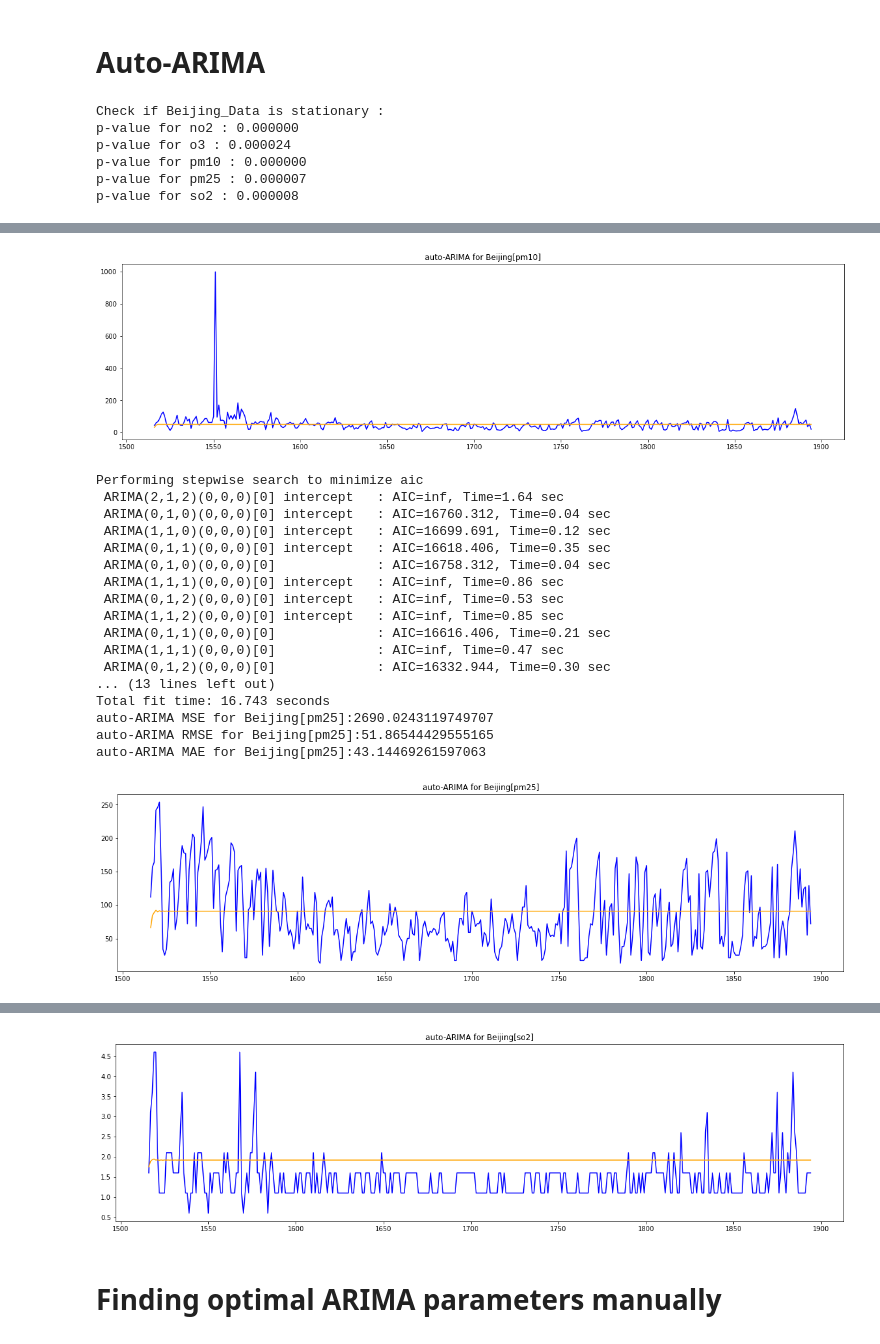
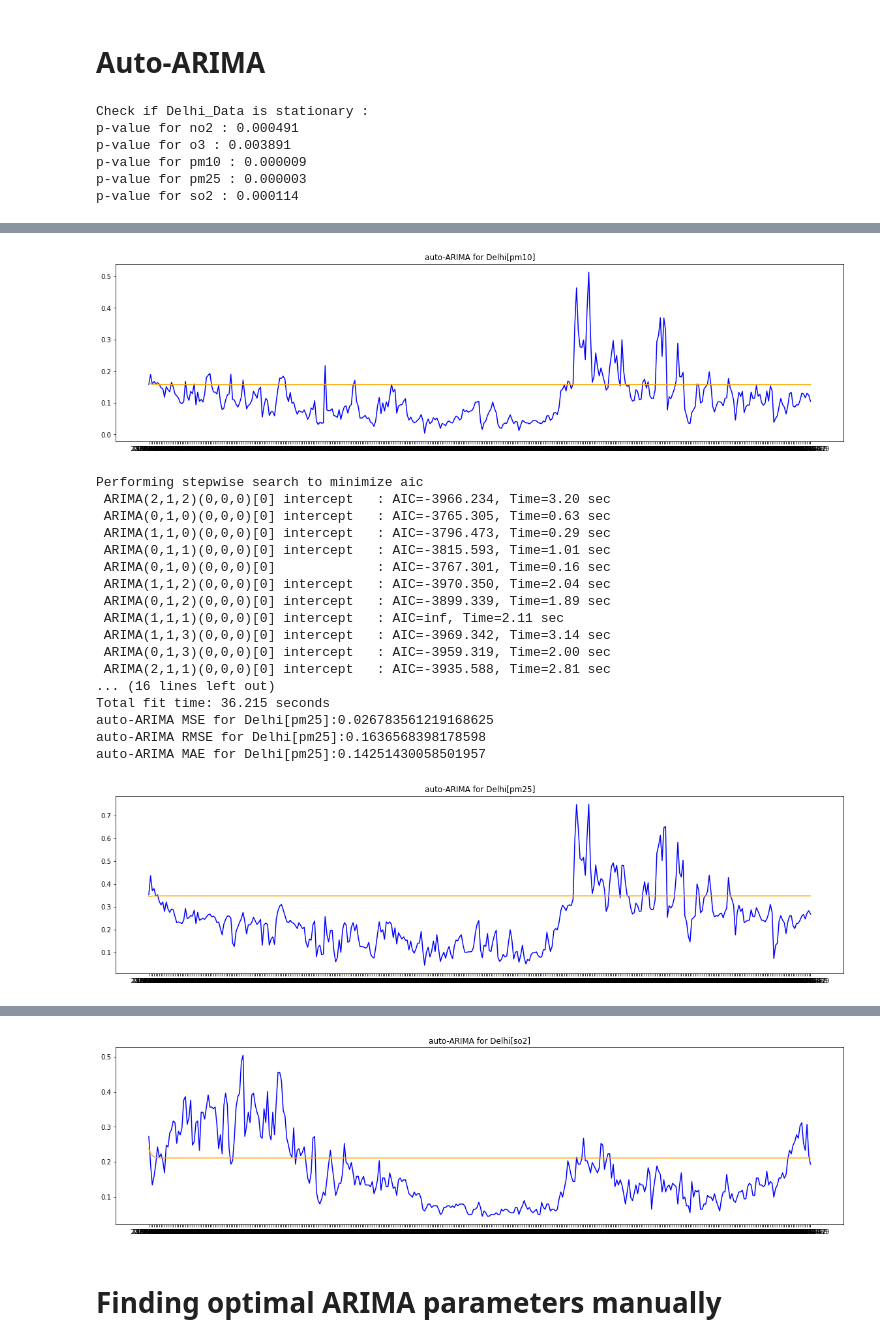
Before and after one commit to pbiti/Air-Pollution-Prediction_diploma-thesis, a Jupyter notebook: Delhi/Delhi_ARIMA.ipynb, the cells around one changed output, grey strips where cells are left out. Drawn from its saved outputs; the diff is of its cells as text; code cells hidden in the pictures.

```diff
--- a/Delhi/Delhi_ARIMA.ipynb
+++ b/Delhi/Delhi_ARIMA.ipynb
@@ -17,17 +17,17 @@ from pandas.plotting import autocorrelation_plot
 import warnings
 warnings.filterwarnings("ignore")
 # %%
-#COLLECT ALL AVAILABLE DATA FOR Beijing, FROM ALL YEARS
-Beijing_Data = pd.read_csv('Beijing_data.csv')
+#COLLECT ALL AVAILABLE DATA FOR Delhi, FROM ALL YEARS
+Delhi_Data = pd.read_csv('Delhi_data.csv', index_col=0)
 
 #KEEP ONLY POLLUTANTS COLUMNS AND TRANSFORM THE VALUES TO NUMERIC
 cols=['pm25', 'pm10', 'no2', 'o3', 'so2']
 
-Beijing_Data = Beijing_Data.loc[:, Beijing_Data.columns.intersection(cols)]
-Beijing_Data = Beijing_Data.apply(pd.to_numeric, errors='coerce')
+Delhi_Data = Delhi_Data.loc[:, Delhi_Data.columns.intersection(cols)]
+Delhi_Data = Delhi_Data.apply(pd.to_numeric, errors='coerce')
 
-Beijing_Data = Beijing_Data.fillna(method='ffill')
-Beijing_Data = Beijing_Data.fillna(method='bfill')
+Delhi_Data = Delhi_Data.fillna(method='ffill')
+Delhi_Data = Delhi_Data.fillna(method='bfill')
 
-print("Beijing:\n" + str(Beijing_Data.isna().sum()))
+print("Delhi:\n" + str(Delhi_Data.isna().sum()))
 # %% [output]
@@ -48,17 +48,17 @@ dtype: int64
 #If p-value < significance level(0.05), the we reject the null hypothesis.
 #Otherwise, the time series is non-stationary and needs differencing.
 
-print("Check if Beijing_Data is stationary :")
-for col in Beijing_Data.columns:
-    result = adfuller(Beijing_Data[col])
+print("Check if Delhi_Data is stationary :")
+for col in Delhi_Data.columns:
+    result = adfuller(Delhi_Data[col])
     print('p-value for ' + col + ' : %f' % result[1])
 # %% [output]
-Check if Beijing_Data is stationary :
-p-value for no2 : 0.000000
-p-value for o3 : 0.000024
-p-value for pm10 : 0.000000
-p-value for pm25 : 0.000007
-p-value for so2 : 0.000008
+Check if Delhi_Data is stationary :
+p-value for no2 : 0.000491
+p-value for o3 : 0.003891
+p-value for pm10 : 0.000009
+p-value for pm25 : 0.000003
+p-value for so2 : 0.000114
 # %%
 def auto_arima_forecast(city_data, city):
     training_percentage = 0.80
@@ -83,9 +83,9 @@ def auto_arima_forecast(city_data, city):
         rmse = math.sqrt(mean_squared_error(test, forecast))
         mae = mean_absolute_error(test, forecast)
 
-        print("auto-ARIMA MSE for Beijing[" + str(col) + "]:" + str(mse))
-        print("auto-ARIMA RMSE for Beijing[" + str(col) + "]:" + str(rmse))
-        print("auto-ARIMA MAE for Beijing[" + str(col) + "]:" + str(mae))
+        print("auto-ARIMA MSE for Delhi[" + str(col) + "]:" + str(mse))
+        print("auto-ARIMA RMSE for Delhi[" + str(col) + "]:" + str(rmse))
+        print("auto-ARIMA MAE for Delhi[" + str(col) + "]:" + str(mae))
 
         title = "auto-ARIMA for " + city + "[" + col +"]"
         # Plot the predictions for testation set
@@ -95,6 +95,6 @@ def auto_arima_forecast(city_data, city):
         plt.plot(forecast, label='Predicted Data', color='orange')
         plt.show()
 
-auto_arima_forecast(Beijing_Data, "Beijing")
+auto_arima_forecast(Delhi_Data, "Delhi")
 # %% [output]
 Performing stepwise search to minimize aic
@@ -153,20 +153,20 @@ auto-ARIMA MAE for Beijing[pm10]:23.672139179733012
-[figure, old version]
+[figure, new version]
 Performing stepwise search to minimize aic
- ARIMA(2,1,2)(0,0,0)[0] intercept   : AIC=inf, Time=1.64 sec
- ARIMA(0,1,0)(0,0,0)[0] intercept   : AIC=16760.312, Time=0.04 sec
- ARIMA(1,1,0)(0,0,0)[0] intercept   : AIC=16699.691, Time=0.12 sec
- ARIMA(0,1,1)(0,0,0)[0] intercept   : AIC=16618.406, Time=0.35 sec
- ARIMA(0,1,0)(0,0,0)[0]             : AIC=16758.312, Time=0.04 sec
- ARIMA(1,1,1)(0,0,0)[0] intercept   : AIC=inf, Time=0.86 sec
- ARIMA(0,1,2)(0,0,0)[0] intercept   : AIC=inf, Time=0.53 sec
- ARIMA(1,1,2)(0,0,0)[0] intercept   : AIC=inf, Time=0.85 sec
- ARIMA(0,1,1)(0,0,0)[0]             : AIC=16616.406, Time=0.21 sec
- ARIMA(1,1,1)(0,0,0)[0]             : AIC=inf, Time=0.47 sec
- ARIMA(0,1,2)(0,0,0)[0]             : AIC=16332.944, Time=0.30 sec
-... (13 lines left out)
-Total fit time: 16.743 seconds
-auto-ARIMA MSE for Beijing[pm25]:2690.0243119749707
-auto-ARIMA RMSE for Beijing[pm25]:51.86544429555165
-auto-ARIMA MAE for Beijing[pm25]:43.14469261597063
+ ARIMA(2,1,2)(0,0,0)[0] intercept   : AIC=-3966.234, Time=3.20 sec
+ ARIMA(0,1,0)(0,0,0)[0] intercept   : AIC=-3765.305, Time=0.63 sec
+ ARIMA(1,1,0)(0,0,0)[0] intercept   : AIC=-3796.473, Time=0.29 sec
+ ARIMA(0,1,1)(0,0,0)[0] intercept   : AIC=-3815.593, Time=1.01 sec
+ ARIMA(0,1,0)(0,0,0)[0]             : AIC=-3767.301, Time=0.16 sec
+ ARIMA(1,1,2)(0,0,0)[0] intercept   : AIC=-3970.350, Time=2.04 sec
+ ARIMA(0,1,2)(0,0,0)[0] intercept   : AIC=-3899.339, Time=1.89 sec
+ ARIMA(1,1,1)(0,0,0)[0] intercept   : AIC=inf, Time=2.11 sec
+ ARIMA(1,1,3)(0,0,0)[0] intercept   : AIC=-3969.342, Time=3.14 sec
+ ARIMA(0,1,3)(0,0,0)[0] intercept   : AIC=-3959.319, Time=2.00 sec
+ ARIMA(2,1,1)(0,0,0)[0] intercept   : AIC=-3935.588, Time=2.81 sec
+... (16 lines left out)
+Total fit time: 36.215 seconds
+auto-ARIMA MSE for Delhi[pm25]:0.026783561219168625
+auto-ARIMA RMSE for Delhi[pm25]:0.1636568398178598
+auto-ARIMA MAE for Delhi[pm25]:0.14251430058501957
-[figure, old version]
+[figure, new version]
 Performing stepwise search to minimize aic
@@ -189,4 +189,4 @@ auto-ARIMA MAE for Beijing[so2]:0.6093840690738944
-[figure, old version]
+[figure, new version]
 # %% [markdown]
 # Finding optimal ARIMA parameters manually
 # %%
```
Also changed, not shown: parts of 26 cells of this notebook.
